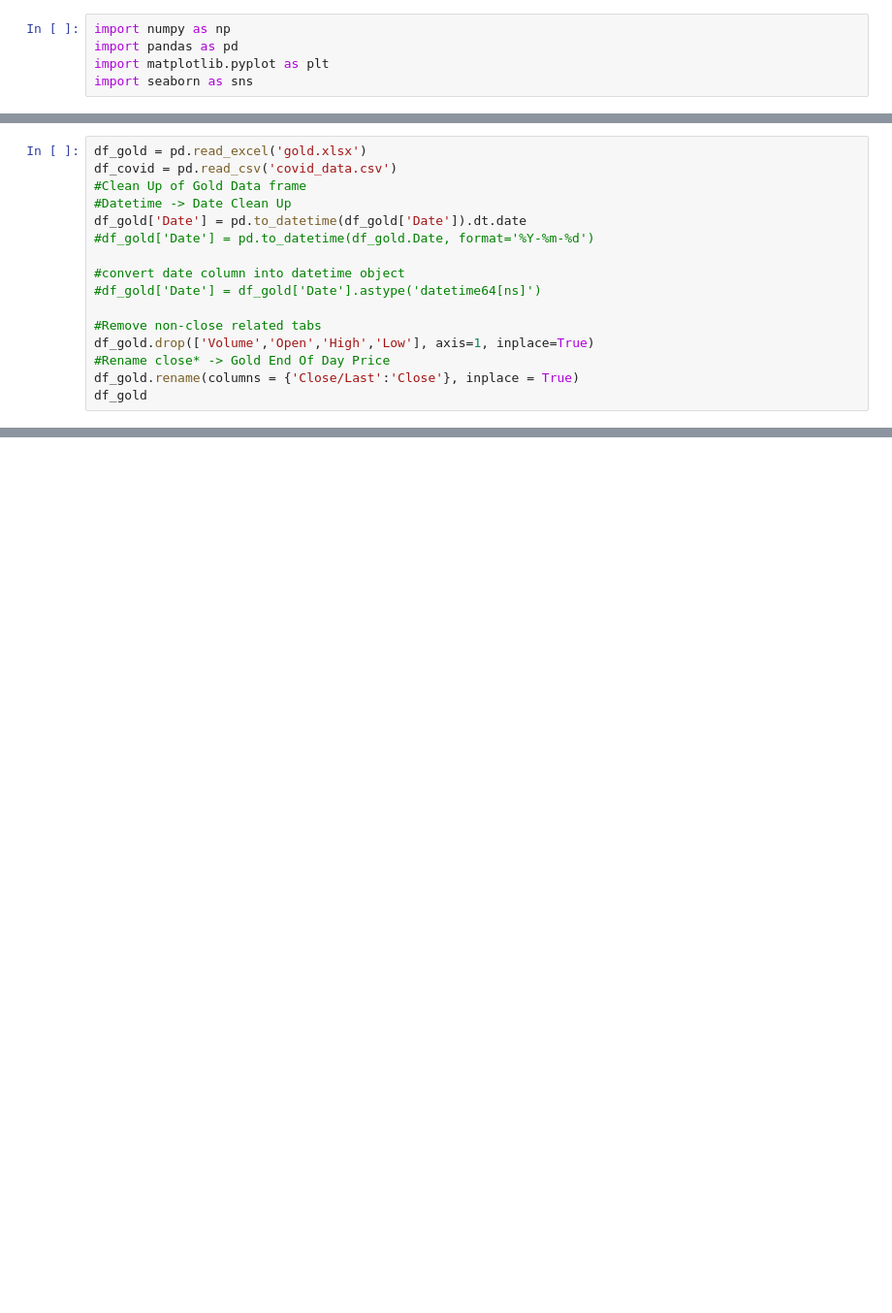
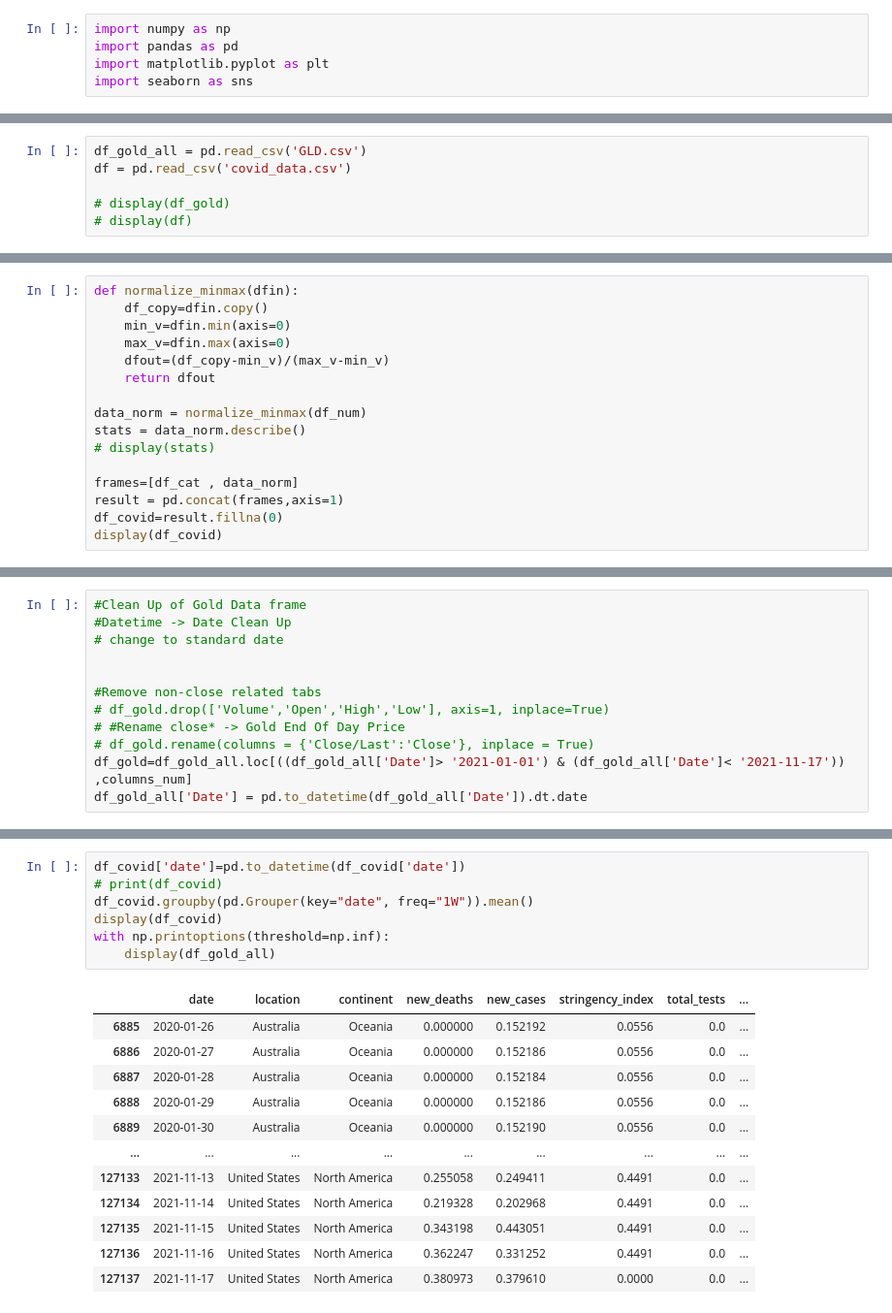
Before and after one commit to shanghongsim/term3_dtp, a Jupyter notebook: task2.ipynb, the cells around one changed output, grey strips where cells are left out. Shown: that part at 97% size. Drawn from its saved outputs; the diff is of its cells as text; blank space fills up the shorter version.

```diff
--- a/task2.ipynb
+++ b/task2.ipynb
@@ -5,0 +27,6 @@ import seaborn as sns
+# %%
+df_gold_all = pd.read_csv('GLD.csv')
+df = pd.read_csv('covid_data.csv')
+
+# display(df_gold)
+# display(df)
@@ -5,0 +59,16 @@ import seaborn as sns
+# %%
+def normalize_minmax(dfin):
+    df_copy=dfin.copy()
+    min_v=dfin.min(axis=0)
+    max_v=dfin.max(axis=0)
+    dfout=(df_copy-min_v)/(max_v-min_v)
+    return dfout
+
+data_norm = normalize_minmax(df_num)
+stats = data_norm.describe()
+# display(stats)
+
+frames=[df_cat , data_norm]
+result = pd.concat(frames,axis=1)
+df_covid=result.fillna(0)
+display(df_covid)
@@ -6,17 +89,13 @@ import seaborn as sns
 # %%
-df_gold = pd.read_excel('gold.xlsx')
-df_covid = pd.read_csv('covid_data.csv')
 #Clean Up of Gold Data frame
 #Datetime -> Date Clean Up
-df_gold['Date'] = pd.to_datetime(df_gold['Date']).dt.date
-#df_gold['Date'] = pd.to_datetime(df_gold.Date, format='%Y-%m-%d')
+# change to standard date
 
-#convert date column into datetime object
-#df_gold['Date'] = df_gold['Date'].astype('datetime64[ns]')
 
 #Remove non-close related tabs
-df_gold.drop(['Volume','Open','High','Low'], axis=1, inplace=True)
-#Rename close* -> Gold End Of Day Price
-df_gold.rename(columns = {'Close/Last':'Close'}, inplace = True)
-df_gold
+# df_gold.drop(['Volume','Open','High','Low'], axis=1, inplace=True)
+# #Rename close* -> Gold End Of Day Price
+# df_gold.rename(columns = {'Close/Last':'Close'}, inplace = True)
+df_gold=df_gold_all.loc[((df_gold_all['Date']> '2021-01-01') & (df_gold_all['Date']< '2021-11-17')) ,columns_num]
+df_gold_all['Date'] = pd.to_datetime(df_gold_all['Date']).dt.date
 # %% [output]
@@ -69,0 +103,20 @@ Length: 105, dtype: object
+# %%
+df_covid['date']=pd.to_datetime(df_covid['date'])
+# print(df_covid)
+df_covid.groupby(pd.Grouper(key="date", freq="1W")).mean()
+display(df_covid)
+with np.printoptions(threshold=np.inf):
+    display(df_gold_all)
+# %% [output]
+|  | date | location | continent | new_deaths | new_cases | stringency_index | total_tests | ... |
+| 6885 | 2020-01-26 | Australia | Oceania | 0.000000 | 0.152192 | 0.0556 | 0.0 | ... |
+| 6886 | 2020-01-27 | Australia | Oceania | 0.000000 | 0.152186 | 0.0556 | 0.0 | ... |
+| 6887 | 2020-01-28 | Australia | Oceania | 0.000000 | 0.152184 | 0.0556 | 0.0 | ... |
+| 6888 | 2020-01-29 | Australia | Oceania | 0.000000 | 0.152186 | 0.0556 | 0.0 | ... |
+| 6889 | 2020-01-30 | Australia | Oceania | 0.000000 | 0.152190 | 0.0556 | 0.0 | ... |
+| ... | ... | ... | ... | ... | ... | ... | ... | ... |
+| 127133 | 2021-11-13 | United States | North America | 0.255058 | 0.249411 | 0.4491 | 0.0 | ... |
+| 127134 | 2021-11-14 | United States | North America | 0.219328 | 0.202968 | 0.4491 | 0.0 | ... |
+| 127135 | 2021-11-15 | United States | North America | 0.343198 | 0.443051 | 0.4491 | 0.0 | ... |
+| 127136 | 2021-11-16 | United States | North America | 0.362247 | 0.331252 | 0.4491 | 0.0 | ... |
+| 127137 | 2021-11-17 | United States | North America | 0.380973 | 0.379610 | 0.0000 | 0.0 | ... |
```
Also changed, not shown: parts of 13 cells of this notebook.
